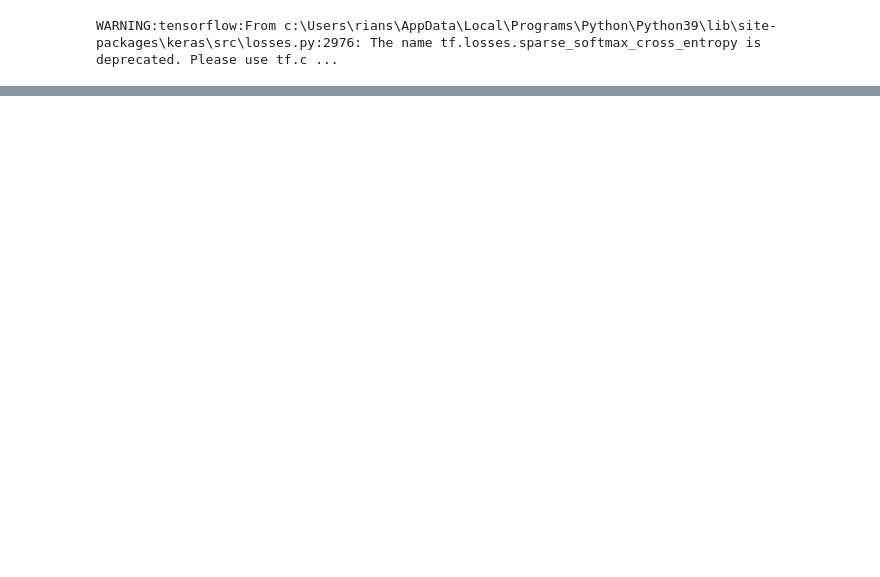
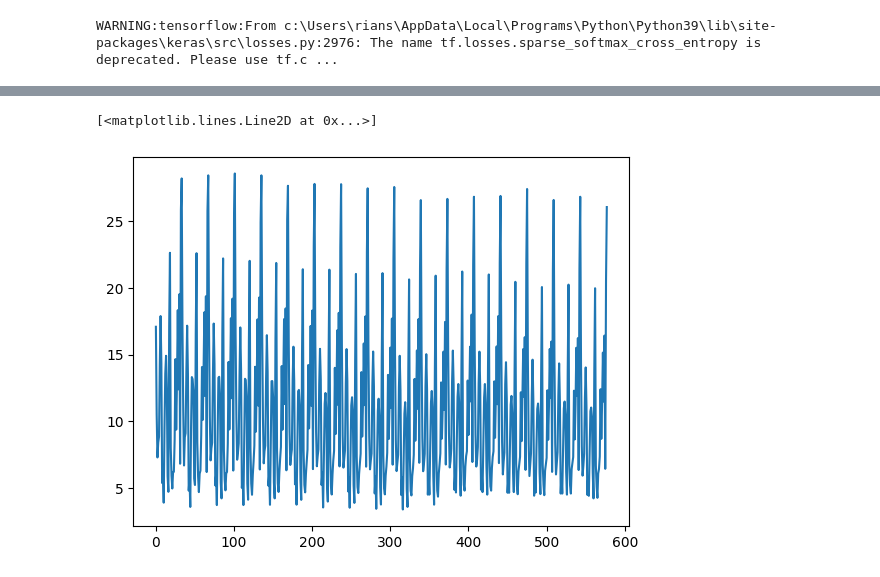
Before and after one commit to SherlockJr13/sherlock-final-project, a Jupyter notebook: bpnn.ipynb, the cells around one changed output, grey strips where cells are left out. Drawn from its saved outputs; the diff is of its cells as text; code cells hidden in the pictures; blank space fills up the shorter version.

```diff
--- a/bpnn.ipynb
+++ b/bpnn.ipynb
@@ -16,28 +19,15 @@ WARNING:tensorflow:From c:\Users\rians\AppData\Local\Programs\Python\Python39\li
 # %%
-data1 = pd.read_excel("E:/AKTUARIA FINAL SEASON/DATA/fpdata.xlsx", sheet_name="povt", index_col=0)
-data2 = pd.read_excel("E:/AKTUARIA FINAL SEASON/DATA/fpdata.xlsx", sheet_name="unemp", index_col=0)
-data3 = pd.read_excel("E:/AKTUARIA FINAL SEASON/DATA/fpdata.xlsx", sheet_name="growth", index_col=0)
-data4 = pd.read_excel("E:/AKTUARIA FINAL SEASON/DATA/fpdata.xlsx", sheet_name="gini", index_col=0)
+data1 = pd.read_excel("E:/AKTUARIA FINAL SEASON/DATA/fpdata.xlsx", sheet_name="y", index_col=0)
+data2 = pd.read_excel("E:/AKTUARIA FINAL SEASON/DATA/fpdata.xlsx", sheet_name="x1", index_col=0)
+data3 = pd.read_excel("E:/AKTUARIA FINAL SEASON/DATA/fpdata.xlsx", sheet_name="x2", index_col=0)
+data4 = pd.read_excel("E:/AKTUARIA FINAL SEASON/DATA/fpdata.xlsx", sheet_name="x3", index_col=0)
 
-data1.drop(columns=["Sep23"], inplace=True)
-data2.drop(columns=["Agu23"], inplace=True)
-data3.drop(columns=["Agu23"], inplace=True)
-data4.drop(columns=["Sep23"], inplace=True)
+y = np.array(data1)
+x1 = np.array(data2)
+x2 = np.array(data3)
+x3 = np.array(data4)
 
-data1 = data1.transpose()
-data2 = data2.transpose()
-data3 = data3.transpose()
-data4 = data4.transpose()
-
-data2 = data2.values.flatten()
-data3 = data3.values.flatten()
-data4 = data4.values.flatten()
-
-y_sets = data1.values.flatten()
-xdf = pd.DataFrame({
-        'unemp': data2,
-        'growth': data3,
-        'gini': data4
-        })
-ydf= pd.DataFrame({'pov': y_sets})
-x_sets = np.array(xdf)
+data1_flat = data1.values.flatten()
+data2_flat = data2.values.flatten()
+data3_flat = data3.values.flatten()
+data4_flat = data4.values.flatten()
@@ -43,0 +117,5 @@ x_sets = np.array(xdf)
+# %%
+plt.plot(data1_flat)
+# %% [output]
+[<matplotlib.lines.Line2D at 0x...>]
+[figure, added]
```
Also changed, not shown: parts of 27 cells of this notebook.
